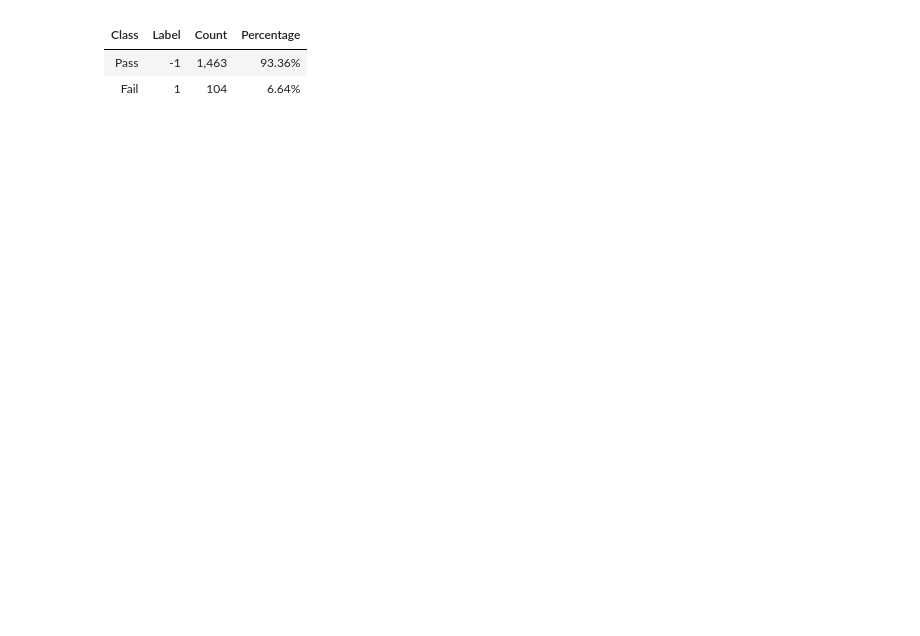
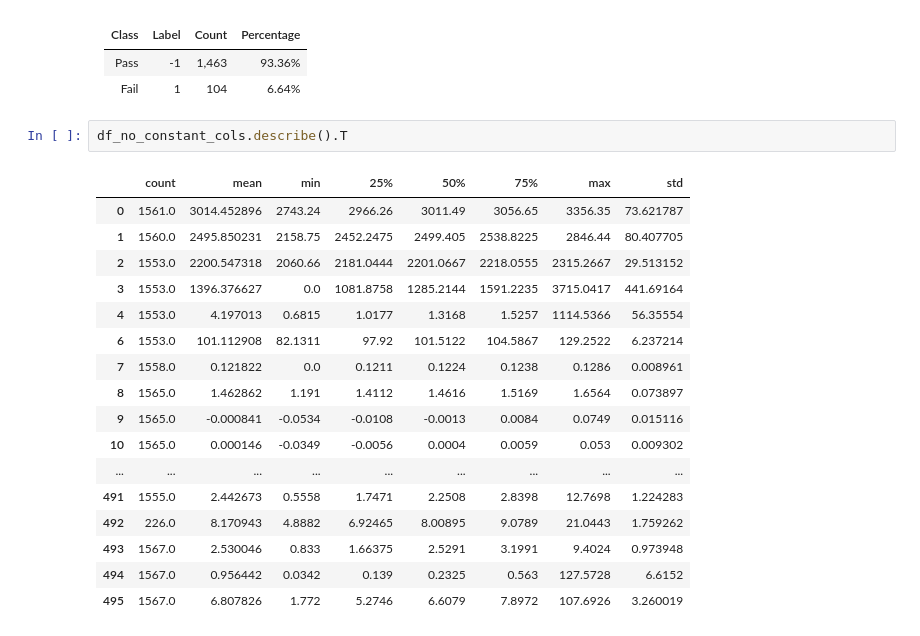
Before and after one commit to DRPproton/semiconductor-projects-tda, a Jupyter notebook: Project-1_SECOM/notebooks/notebook.ipynb, the cells around one changed output. Cells and saved outputs as stored; diff of their text form; blank space fills up the shorter version.

```diff
--- a/Project-1_SECOM/notebooks/notebook.ipynb
+++ b/Project-1_SECOM/notebooks/notebook.ipynb
@@ -319,3 +409,23 @@ sns.countplot(df, x='Label');
 | ----- | ----: | ----: | ---------: |
 | Pass  |    -1 | 1,463 |     93.36% |
 | Fail  |     1 |   104 |      6.64% |
+# %%
+df_no_constant_cols.describe().T
+# %% [output]
+|  | count | mean | min | 25% | 50% | 75% | max | std |
+| 0 | 1561.0 | 3014.452896 | 2743.24 | 2966.26 | 3011.49 | 3056.65 | 3356.35 | 73.621787 |
+| 1 | 1560.0 | 2495.850231 | 2158.75 | 2452.2475 | 2499.405 | 2538.8225 | 2846.44 | 80.407705 |
+| 2 | 1553.0 | 2200.547318 | 2060.66 | 2181.0444 | 2201.0667 | 2218.0555 | 2315.2667 | 29.513152 |
+| 3 | 1553.0 | 1396.376627 | 0.0 | 1081.8758 | 1285.2144 | 1591.2235 | 3715.0417 | 441.69164 |
+| 4 | 1553.0 | 4.197013 | 0.6815 | 1.0177 | 1.3168 | 1.5257 | 1114.5366 | 56.35554 |
+| 6 | 1553.0 | 101.112908 | 82.1311 | 97.92 | 101.5122 | 104.5867 | 129.2522 | 6.237214 |
+| 7 | 1558.0 | 0.121822 | 0.0 | 0.1211 | 0.1224 | 0.1238 | 0.1286 | 0.008961 |
+| 8 | 1565.0 | 1.462862 | 1.191 | 1.4112 | 1.4616 | 1.5169 | 1.6564 | 0.073897 |
+| 9 | 1565.0 | -0.000841 | -0.0534 | -0.0108 | -0.0013 | 0.0084 | 0.0749 | 0.015116 |
+| 10 | 1565.0 | 0.000146 | -0.0349 | -0.0056 | 0.0004 | 0.0059 | 0.053 | 0.009302 |
+| ... | ... | ... | ... | ... | ... | ... | ... | ... |
+| 491 | 1555.0 | 2.442673 | 0.5558 | 1.7471 | 2.2508 | 2.8398 | 12.7698 | 1.224283 |
+| 492 | 226.0 | 8.170943 | 4.8882 | 6.92465 | 8.00895 | 9.0789 | 21.0443 | 1.759262 |
+| 493 | 1567.0 | 2.530046 | 0.833 | 1.66375 | 2.5291 | 3.1991 | 9.4024 | 0.973948 |
+| 494 | 1567.0 | 0.956442 | 0.0342 | 0.139 | 0.2325 | 0.563 | 127.5728 | 6.6152 |
+| 495 | 1567.0 | 6.807826 | 1.772 | 5.2746 | 6.6079 | 7.8972 | 107.6926 | 3.260019 |
```
Also changed, not shown: parts of 59 cells of this notebook, 1 other file.
